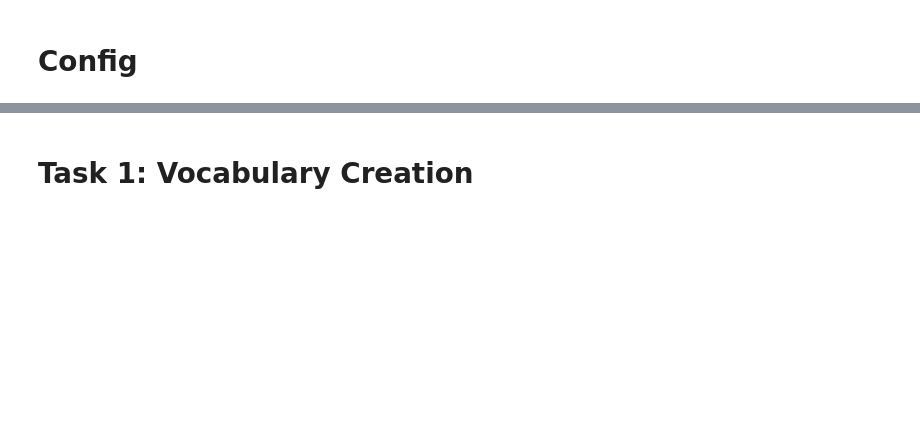
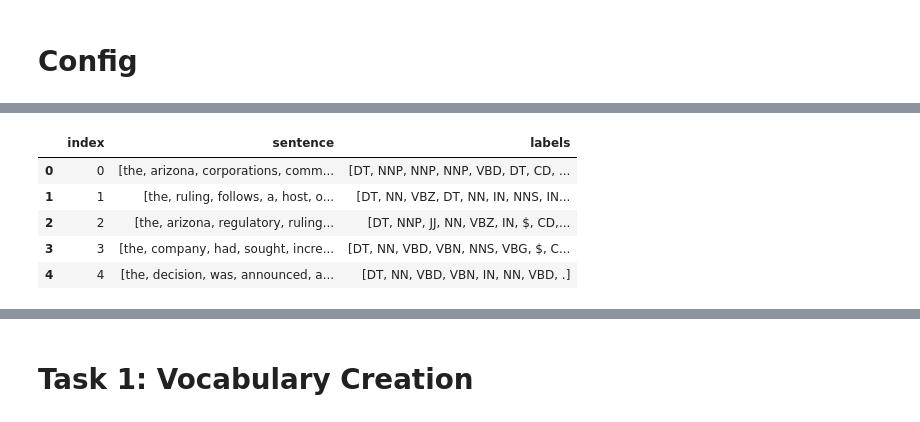
Before and after one commit to KayvanShah1/usc-csci544-applied-nlp-fall23, a Jupyter notebook: hw2/solution/CSCI544_HW2.ipynb, the cells around one changed output, grey strips where cells are left out. Cells and saved outputs as stored; diff of their text form; code cells hidden in the pictures; blank space fills up the shorter version.

```diff
--- a/hw2/solution/CSCI544_HW2.ipynb
+++ b/hw2/solution/CSCI544_HW2.ipynb
@@ -72,0 +124,11 @@ time: 0 ns (started: 2023-09-24 22:00:58 -07:00)
+# %%
+valid_dataset = WSJDataset(path=WSJDatasetConfig.dev_file_path)
+df_valid = valid_dataset.prepare_dataset()
+df_valid.head()
+# %% [output]
+|  | index | sentence | labels |
+| 0 | 0 | [the, arizona, corporations, comm... | [DT, NNP, NNP, NNP, VBD, DT, CD, ... |
+| 1 | 1 | [the, ruling, follows, a, host, o... | [DT, NN, VBZ, DT, NN, IN, NNS, IN... |
+| 2 | 2 | [the, arizona, regulatory, ruling... | [DT, NNP, JJ, NN, VBZ, IN, $, CD,... |
+| 3 | 3 | [the, company, had, sought, incre... | [DT, NN, VBD, VBN, NNS, VBG, $, C... |
+| 4 | 4 | [the, decision, was, announced, a... | [DT, NN, VBD, VBN, IN, NN, VBD, .] |
```
Also changed, not shown: parts of 23 cells of this notebook, 2 other files.
